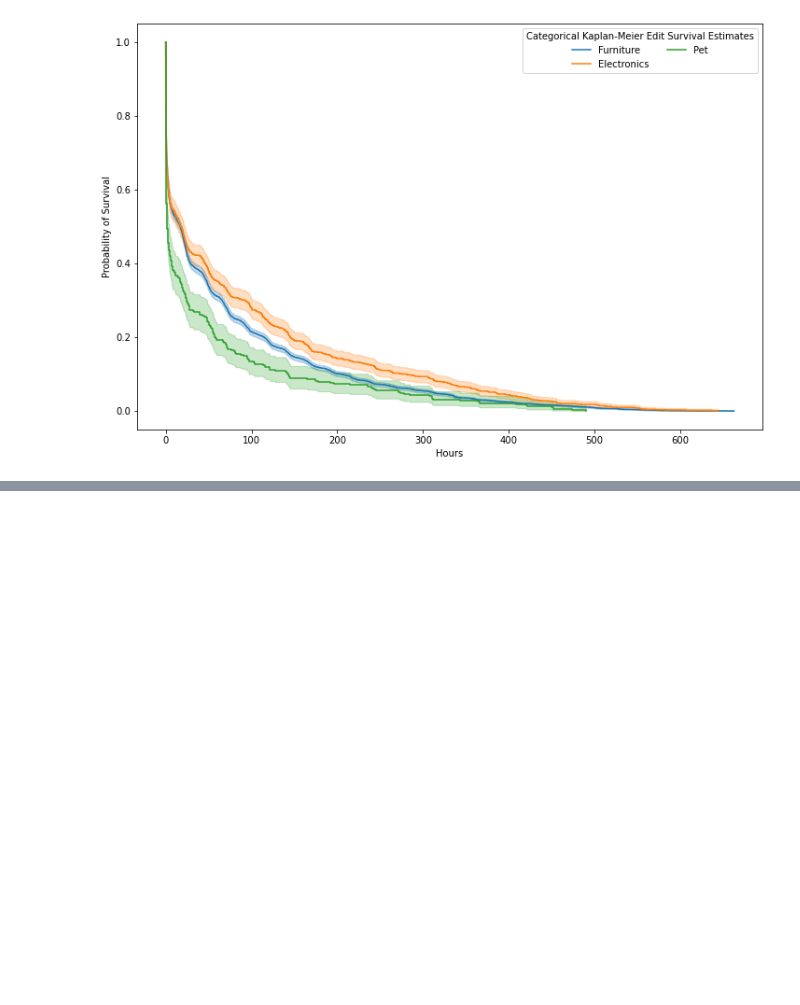
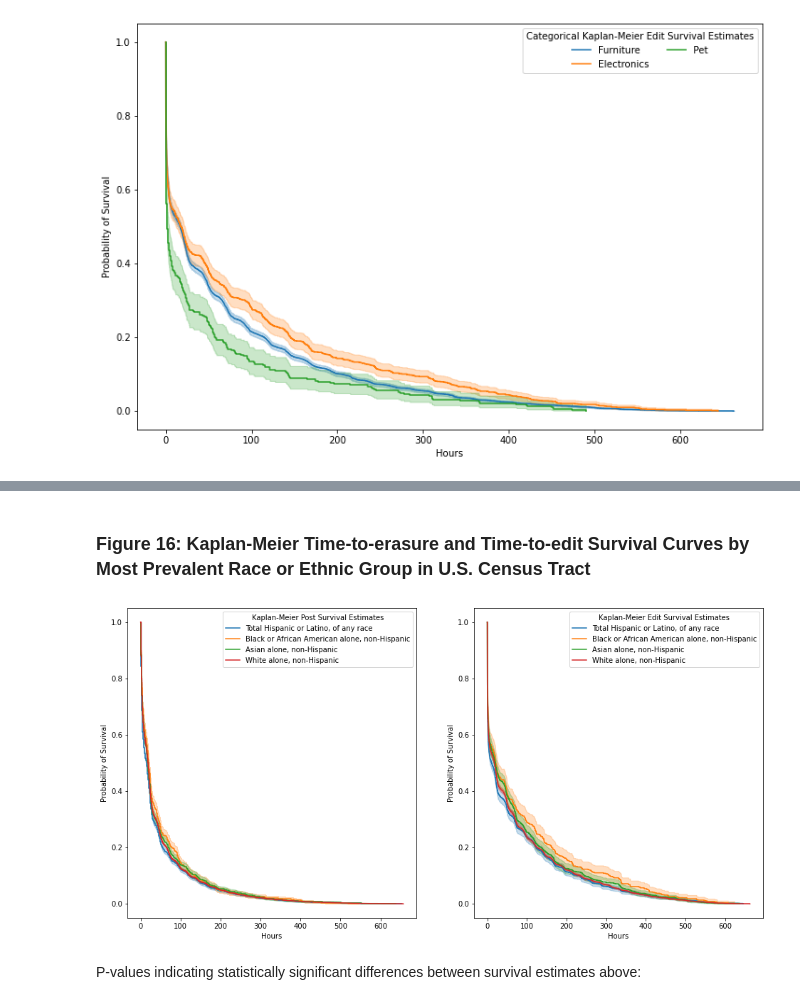
Before and after one commit to jonclindaniel/digital-formation-processes, a Jupyter notebook: data_analysis/02_visualization.ipynb, the cells around one changed output, grey strips where cells are left out. Cells and saved outputs as stored; diff of their text form; code cells hidden in the pictures; blank space fills up the shorter version.

```diff
--- a/data_analysis/02_visualization.ipynb
+++ b/data_analysis/02_visualization.ipynb
@@ -480,0 +796,36 @@ plt.savefig('figure12.pdf', dpi=300, format="pdf", bbox_inches="tight")
+# %% [markdown]
+### Figure 16: Kaplan-Meier Time-to-erasure and Time-to-edit Survival Curves by Most Prevalent Race or Ethnic Group in U.S. Census Tract
+# %%
+fig, ax = plt.subplots(1, 2, figsize=(16, 8))
+
+by_tract = {'erasure': {'full': erasure_by_tract,
+                        'Total Hispanic or Latino, of any race': erasure_by_tract[erasure_by_tract.most_prev == 'Total Hispanic or Latino, of any race'],
+                        'Black or African American alone, non-Hispanic': erasure_by_tract[erasure_by_tract.most_prev == 'Black or African American alone, non-Hispanic'],
+                        'Asian alone, non-Hispanic': erasure_by_tract[erasure_by_tract.most_prev == 'Asian alone, non-Hispanic'],
+                        'White alone, non-Hispanic': erasure_by_tract[erasure_by_tract.most_prev == 'White alone, non-Hispanic'],
+                        },
+            'edit':    {'full': edit_by_tract,
+                        'Total Hispanic or Latino, of any race': edit_by_tract[edit_by_tract.most_prev == 'Total Hispanic or Latino, of any race'],
+                        'Black or African American alone, non-Hispanic': edit_by_tract[edit_by_tract.most_prev == 'Black or African American alone, non-Hispanic'],
+                        'Asian alone, non-Hispanic': edit_by_tract[edit_by_tract.most_prev == 'Asian alone, non-Hispanic'],
+                        'White alone, non-Hispanic': edit_by_tract[edit_by_tract.most_prev == 'White alone, non-Hispanic'],
+                        }}
+
+for i, t in enumerate(['erasure', 'edit']):
+    for k, df in by_tract[t].items():
+        if k != 'full':
+            kmf.fit(df['hours_active'], label=k)
+            kmf.plot(ax=ax[i], xlabel='Hours', ylabel='Probability of Survival')
+
+    if t == 'erasure':
+        plot_type = 'Post'
+    else:
+        plot_type = 'Edit'
+    ax[i].legend(title=f'Kaplan-Meier {plot_type} Survival Estimates', ncol=1)
+
+# save to file
+plt.savefig('figure16.pdf', dpi=300, format="pdf", bbox_inches="tight")
+# %% [output]
+[figure, added]
+# %% [markdown]
+P-values indicating statistically significant differences between survival estimates above:
```
Also changed, not shown: parts of 15 cells of this notebook, 10 other files.
